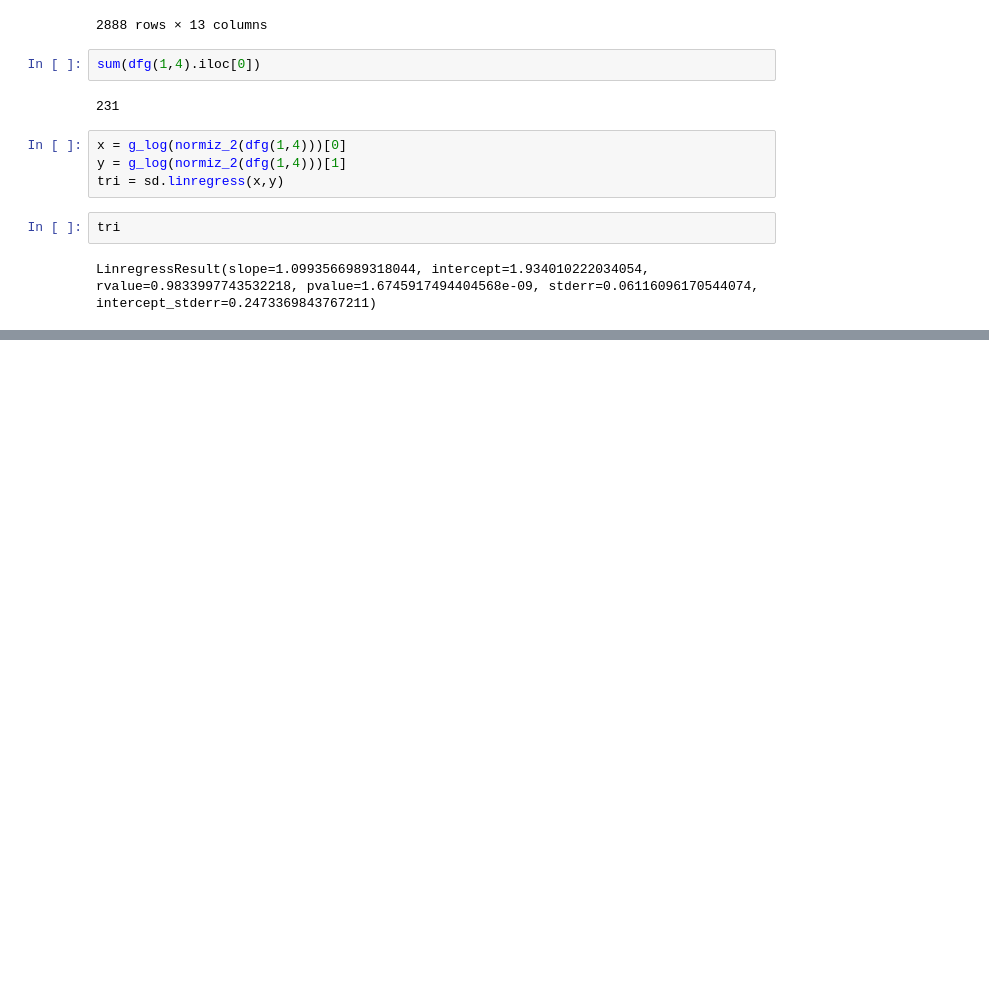
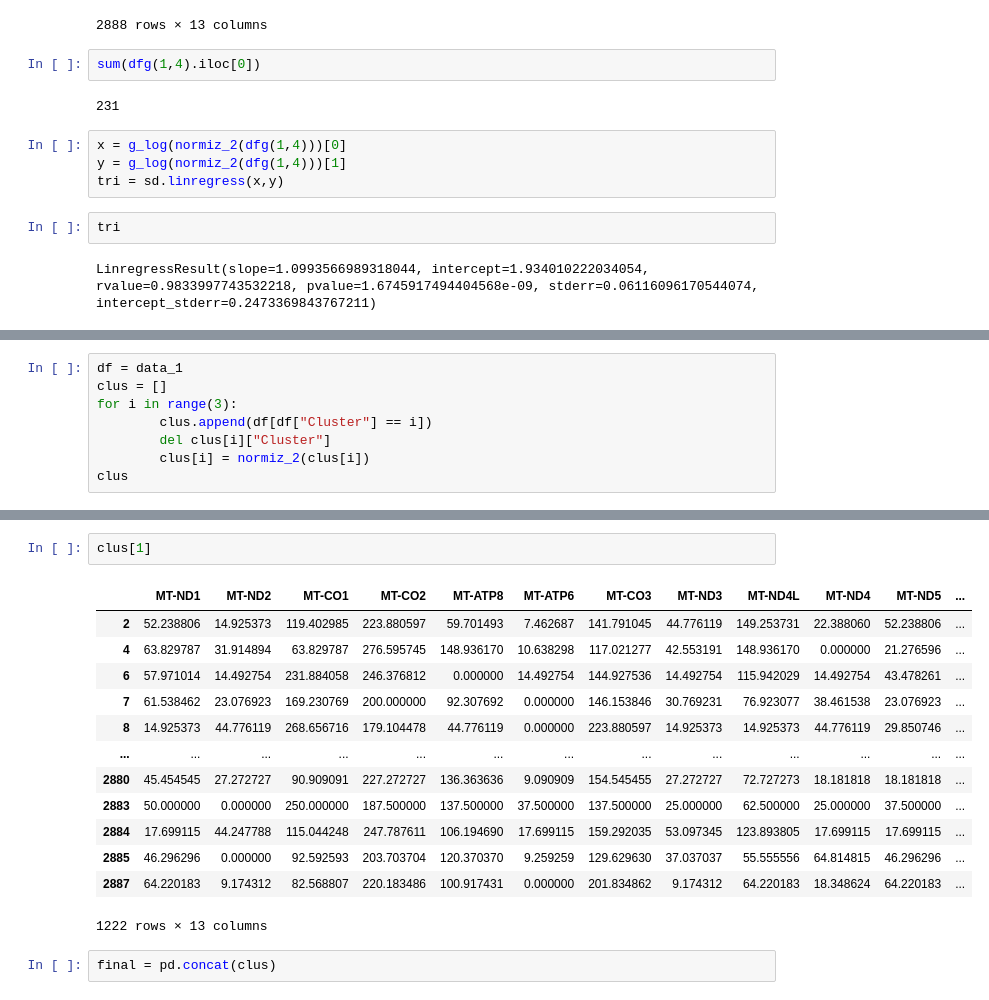
Before and after one commit to rrrrrrrlll/M2R_Group_12, a Jupyter notebook: cluster_Improve_iz.ipynb, the cells around one changed output, grey strips where cells are left out. Cells and saved outputs as stored; diff of their text form; blank space fills up the shorter version.

```diff
--- a/cluster_Improve_iz.ipynb
+++ b/cluster_Improve_iz.ipynb
@@ -156,0 +332,8 @@ LinregressResult(slope=1.0993566989318044, intercept=1.934010222034054, rvalue=0
+# %%
+df = data_1
+clus = []
+for i in range(3):
+        clus.append(df[df["Cluster"] == i])
+        del clus[i]["Cluster"]
+        clus[i] = normiz_2(clus[i])
+clus
@@ -156,0 +358,18 @@ LinregressResult(slope=1.0993566989318044, intercept=1.934010222034054, rvalue=0
+# %%
+clus[1]
+# %% [output]
+|  | MT-ND1 | MT-ND2 | MT-CO1 | MT-CO2 | MT-ATP8 | MT-ATP6 | MT-CO3 | MT-ND3 | MT-ND4L | MT-ND4 | MT-ND5 | ... |
+| 2 | 52.238806 | 14.925373 | 119.402985 | 223.880597 | 59.701493 | 7.462687 | 141.791045 | 44.776119 | 149.253731 | 22.388060 | 52.238806 | ... |
+| 4 | 63.829787 | 31.914894 | 63.829787 | 276.595745 | 148.936170 | 10.638298 | 117.021277 | 42.553191 | 148.936170 | 0.000000 | 21.276596 | ... |
+| 6 | 57.971014 | 14.492754 | 231.884058 | 246.376812 | 0.000000 | 14.492754 | 144.927536 | 14.492754 | 115.942029 | 14.492754 | 43.478261 | ... |
+| 7 | 61.538462 | 23.076923 | 169.230769 | 200.000000 | 92.307692 | 0.000000 | 146.153846 | 30.769231 | 76.923077 | 38.461538 | 23.076923 | ... |
+| 8 | 14.925373 | 44.776119 | 268.656716 | 179.104478 | 44.776119 | 0.000000 | 223.880597 | 14.925373 | 14.925373 | 44.776119 | 29.850746 | ... |
+| ... | ... | ... | ... | ... | ... | ... | ... | ... | ... | ... | ... | ... |
+| 2880 | 45.454545 | 27.272727 | 90.909091 | 227.272727 | 136.363636 | 9.090909 | 154.545455 | 27.272727 | 72.727273 | 18.181818 | 18.181818 | ... |
+| 2883 | 50.000000 | 0.000000 | 250.000000 | 187.500000 | 137.500000 | 37.500000 | 137.500000 | 25.000000 | 62.500000 | 25.000000 | 37.500000 | ... |
+| 2884 | 17.699115 | 44.247788 | 115.044248 | 247.787611 | 106.194690 | 17.699115 | 159.292035 | 53.097345 | 123.893805 | 17.699115 | 17.699115 | ... |
+| 2885 | 46.296296 | 0.000000 | 92.592593 | 203.703704 | 120.370370 | 9.259259 | 129.629630 | 37.037037 | 55.555556 | 64.814815 | 46.296296 | ... |
+| 2887 | 64.220183 | 9.174312 | 82.568807 | 220.183486 | 100.917431 | 0.000000 | 201.834862 | 9.174312 | 64.220183 | 18.348624 | 64.220183 | ... |
+1222 rows × 13 columns
+# %%
+final = pd.concat(clus)
```
Also changed, not shown: parts of 9 cells of this notebook.
